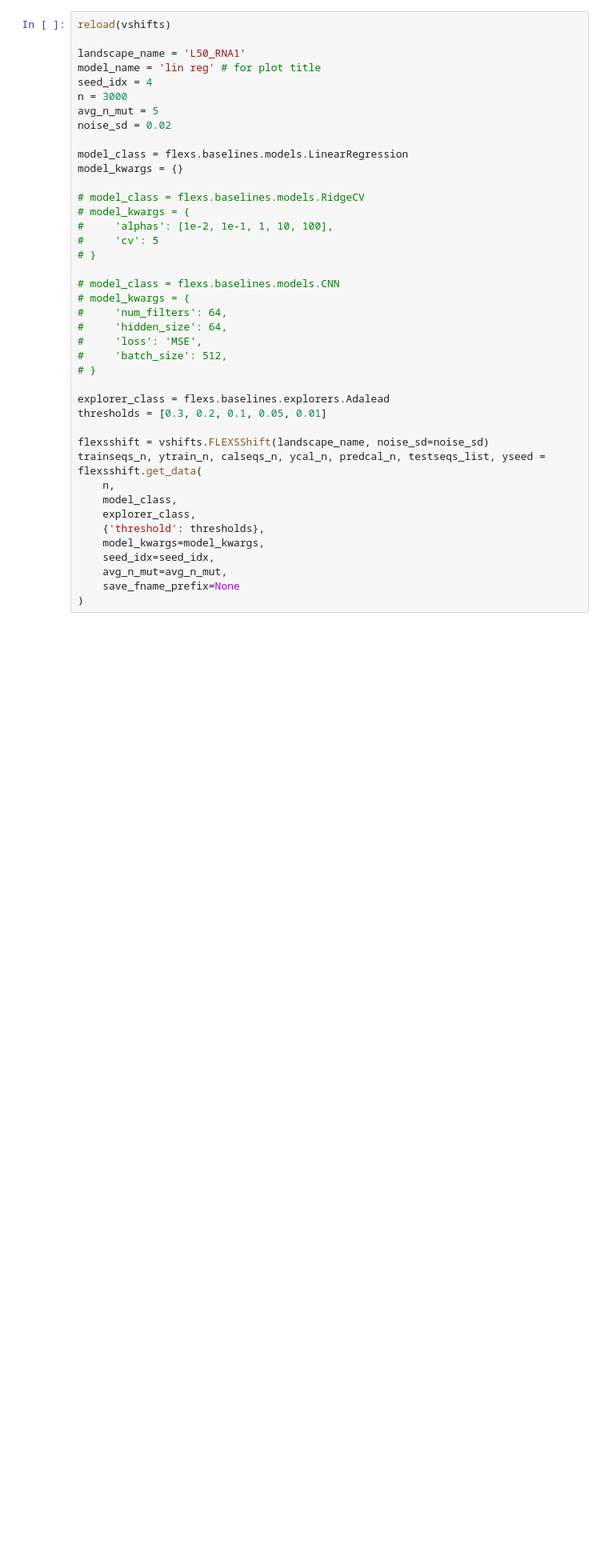
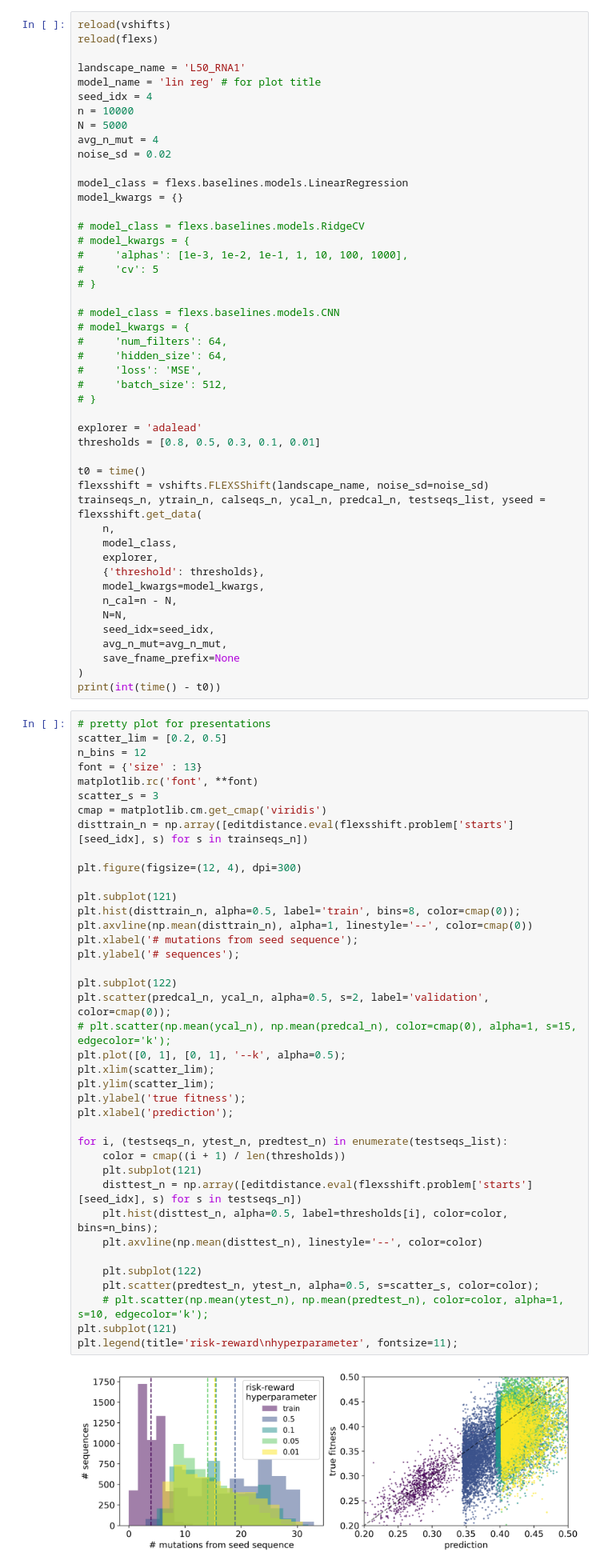
Before and after one commit to clarafy/design-algorithm-selection, a Jupyter notebook: flexs-rna-111623.ipynb, the cells around one changed output. Shown at 80% size. Drawn from its saved outputs; the diff is of its cells as text; blank space fills up the shorter version.

```diff
--- a/flexs-rna-111623.ipynb
+++ b/flexs-rna-111623.ipynb
@@ -46,12 +47,14 @@ To enable the following instructions: AVX2 FMA, in other operations, rebuild Ten
 ## Generate designs and characterize distribution shifts
 # %%
 reload(vshifts)
+reload(flexs)
 
 landscape_name = 'L50_RNA1'
 model_name = 'lin reg' # for plot title
 seed_idx = 4
-n = 3000
-avg_n_mut = 5
+n = 10000
+N = 5000
+avg_n_mut = 4
 noise_sd = 0.02
 
 model_class = flexs.baselines.models.LinearRegression
@@ -59,7 +62,7 @@ model_kwargs = {}
 
 # model_class = flexs.baselines.models.RidgeCV
 # model_kwargs = {
-#     'alphas': [1e-2, 1e-1, 1, 10, 100],
+#     'alphas': [1e-3, 1e-2, 1e-1, 1, 10, 100, 1000],
 #     'cv': 5
 # }
 
@@ -71,20 +74,65 @@ model_kwargs = {}
 #     'batch_size': 512,
 # }
 
-explorer_class = flexs.baselines.explorers.Adalead
-thresholds = [0.3, 0.2, 0.1, 0.05, 0.01]
+explorer = 'adalead'
+thresholds = [0.8, 0.5, 0.3, 0.1, 0.01]
 
+t0 = time()
 flexsshift = vshifts.FLEXSShift(landscape_name, noise_sd=noise_sd)
 trainseqs_n, ytrain_n, calseqs_n, ycal_n, predcal_n, testseqs_list, yseed = flexsshift.get_data(
     n,
     model_class,
-    explorer_class,
+    explorer,
     {'threshold': thresholds},
     model_kwargs=model_kwargs,
+    n_cal=n - N,
+    N=N,
     seed_idx=seed_idx,
     avg_n_mut=avg_n_mut,
     save_fname_prefix=None
 )
+print(int(time() - t0))
+# %%
+# pretty plot for presentations
+scatter_lim = [0.2, 0.5]
+n_bins = 12
+font = {'size' : 13}
+matplotlib.rc('font', **font)
+scatter_s = 3
+cmap = matplotlib.cm.get_cmap('viridis')
+disttrain_n = np.array([editdistance.eval(flexsshift.problem['starts'][seed_idx], s) for s in trainseqs_n])
+
+plt.figure(figsize=(12, 4), dpi=300)
+
+plt.subplot(121)
+plt.hist(disttrain_n, alpha=0.5, label='train', bins=8, color=cmap(0));
+plt.axvline(np.mean(disttrain_n), alpha=1, linestyle='--', color=cmap(0))
+plt.xlabel('# mutations from seed sequence');
+plt.ylabel('# sequences');
+
+plt.subplot(122)
+plt.scatter(predcal_n, ycal_n, alpha=0.5, s=2, label='validation', color=cmap(0));
+# plt.scatter(np.mean(ycal_n), np.mean(predcal_n), color=cmap(0), alpha=1, s=15, edgecolor='k');
+plt.plot([0, 1], [0, 1], '--k', alpha=0.5);
+plt.xlim(scatter_lim);
+plt.ylim(scatter_lim);
+plt.ylabel('true fitness');
+plt.xlabel('prediction');
+
+for i, (testseqs_n, ytest_n, predtest_n) in enumerate(testseqs_list):
+    color = cmap((i + 1) / len(thresholds))
+    plt.subplot(121)
+    disttest_n = np.array([editdistance.eval(flexsshift.problem['starts'][seed_idx], s) for s in testseqs_n])
+    plt.hist(disttest_n, alpha=0.5, label=thresholds[i], color=color, bins=n_bins);
+    plt.axvline(np.mean(disttest_n), linestyle='--', color=color)
+
+    plt.subplot(122)
+    plt.scatter(predtest_n, ytest_n, alpha=0.5, s=scatter_s, color=color);
+    # plt.scatter(np.mean(ytest_n), np.mean(predtest_n), color=color, alpha=1, s=10, edgecolor='k');
+plt.subplot(121)
+plt.legend(title='risk-reward\nhyperparameter', fontsize=11);
+# %% [output]
+[figure, added]
 # %%
 # plot characterizing distribution shifts
 colors = plt.rcParams['axes.prop_cycle'].by_key()['color']
```
Also changed, not shown: parts of 11 cells of this notebook, 6 other files.
